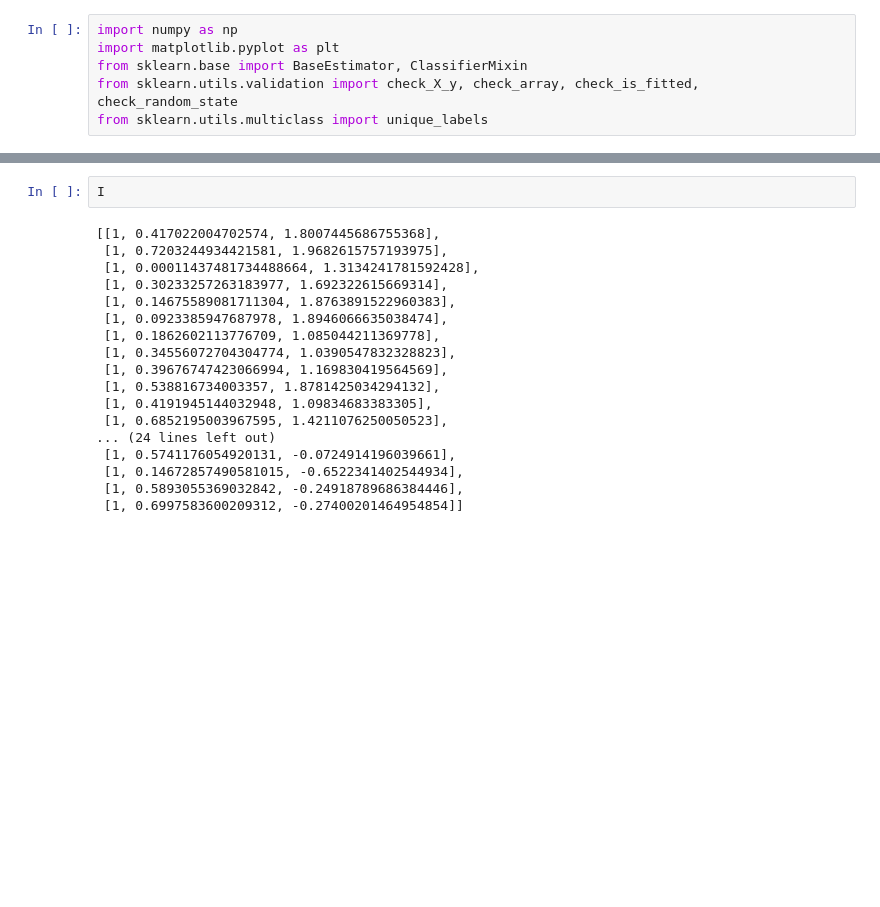
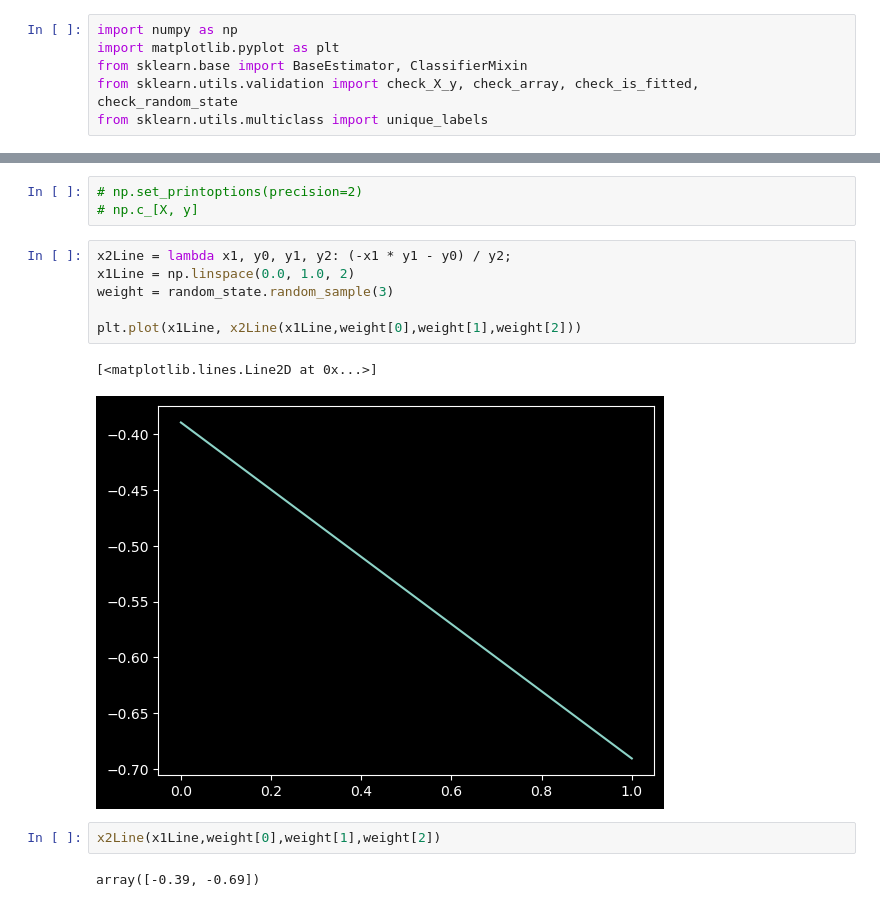
Before and after one commit to agentzero001/jupyter, a Jupyter notebook: ML_CV/neural_network/nn_from_scratch/Untitled.ipynb, the cells around one changed output, grey strips where cells are left out. Drawn from its saved outputs; the diff is of its cells as text; blank space fills up the shorter version.

```diff
--- a/ML_CV/neural_network/nn_from_scratch/Untitled.ipynb
+++ b/ML_CV/neural_network/nn_from_scratch/Untitled.ipynb
@@ -253,20 +278,16 @@ Adaline.plot()
-# %%
-I
-# %% [output]
-[[1, 0.417022004702574, 1.8007445686755368],
- [1, 0.7203244934421581, 1.9682615757193975],
- [1, 0.00011437481734488664, 1.3134241781592428],
- [1, 0.30233257263183977, 1.692322615669314],
- [1, 0.14675589081711304, 1.8763891522960383],
- [1, 0.0923385947687978, 1.8946066635038474],
- [1, 0.1862602113776709, 1.085044211369778],
- [1, 0.34556072704304774, 1.0390547832328823],
- [1, 0.39676747423066994, 1.169830419564569],
- [1, 0.538816734003357, 1.8781425034294132],
- [1, 0.4191945144032948, 1.09834683383305],
- [1, 0.6852195003967595, 1.4211076250050523],
-... (24 lines left out)
- [1, 0.5741176054920131, -0.0724914196039661],
- [1, 0.14672857490581015, -0.6522341402544934],
- [1, 0.5893055369032842, -0.24918789686384446],
- [1, 0.6997583600209312, -0.27400201464954854]]
+# %%
+# np.set_printoptions(precision=2)
+# np.c_[X, y]
+# %%
+x2Line = lambda x1, y0, y1, y2: (-x1 * y1 - y0) / y2;
+x1Line = np.linspace(0.0, 1.0, 2)
+weight = random_state.random_sample(3)
+
+plt.plot(x1Line, x2Line(x1Line,weight[0],weight[1],weight[2]))
+# %% [output]
+[<matplotlib.lines.Line2D at 0x...>]
+[figure, added]
+# %%
+x2Line(x1Line,weight[0],weight[1],weight[2])
+# %% [output]
+array([-0.39, -0.69])
```
Also changed, not shown: parts of 3 cells of this notebook, 1 other file.
